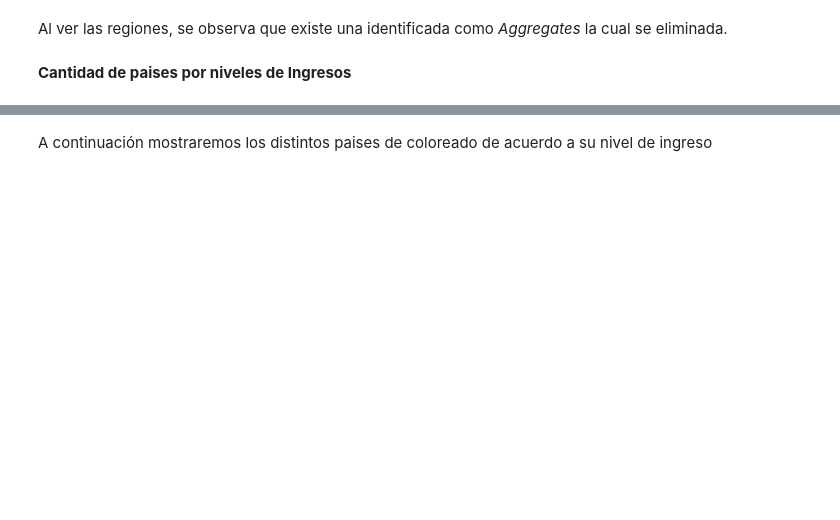
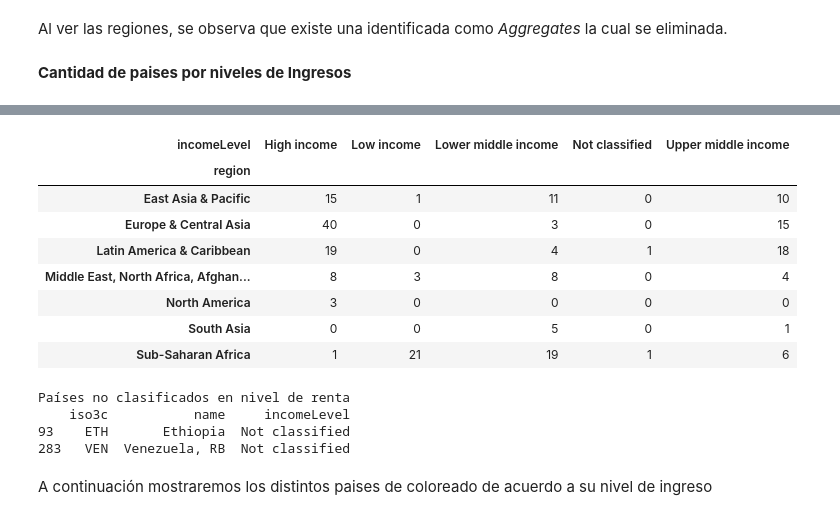
Before and after one commit to 392pablo/ciencia-de-datos, a Jupyter notebook: NivelesIngresosPaises.ipynb, the cells around one changed output, grey strips where cells are left out. Saved outputs shown, nothing was run; the diff lists cells and outputs as text; code cells hidden in the pictures; blank space fills up the shorter version.

```diff
--- a/NivelesIngresosPaises.ipynb
+++ b/NivelesIngresosPaises.ipynb
@@ -50,3 +81,31 @@ df_paises = df_info_paises[df_info_paises['region']!= 'Aggregates']
+# %%
+import pandas as pd
+pd.pivot_table(data = df_paises, index = 'region', columns ='incomeLevel', aggfunc='size',fill_value=0)
+# %% [output]
+| incomeLevel | High income | Low income | Lower middle income | Not classified | Upper middle income |
+| region |  |  |  |  |  |
+| East Asia & Pacific | 15 | 1 | 11 | 0 | 10 |
+| Europe & Central Asia | 40 | 0 | 3 | 0 | 15 |
+| Latin America & Caribbean | 19 | 0 | 4 | 1 | 18 |
+| Middle East, North Africa, Afghan... | 8 | 3 | 8 | 0 | 4 |
+| North America | 3 | 0 | 0 | 0 | 0 |
+| South Asia | 0 | 0 | 5 | 0 | 1 |
+| Sub-Saharan Africa | 1 | 21 | 19 | 1 | 6 |
+# %%
+
+mask = df_paises['incomeLevel'] == 'Not classified'
+
+unclassified = df_paises.loc[mask, ['iso3c', 'name', 'incomeLevel']]
+
+# 3. Mostrar resultado
+print("Países no clasificados en nivel de renta")
+print(unclassified)
+###### los paises no clasificados son Ethiopia y Venezuela
+# %% [output]
+Países no clasificados en nivel de renta
+    iso3c           name     incomeLevel
+93    ETH       Ethiopia  Not classified
+283   VEN  Venezuela, RB  Not classified
 # %% [markdown]
 A continuación mostraremos los distintos paises de coloreado de acuerdo a su nivel de ingreso
 # %%
```
Also changed, not shown: parts of 3 cells of this notebook.
